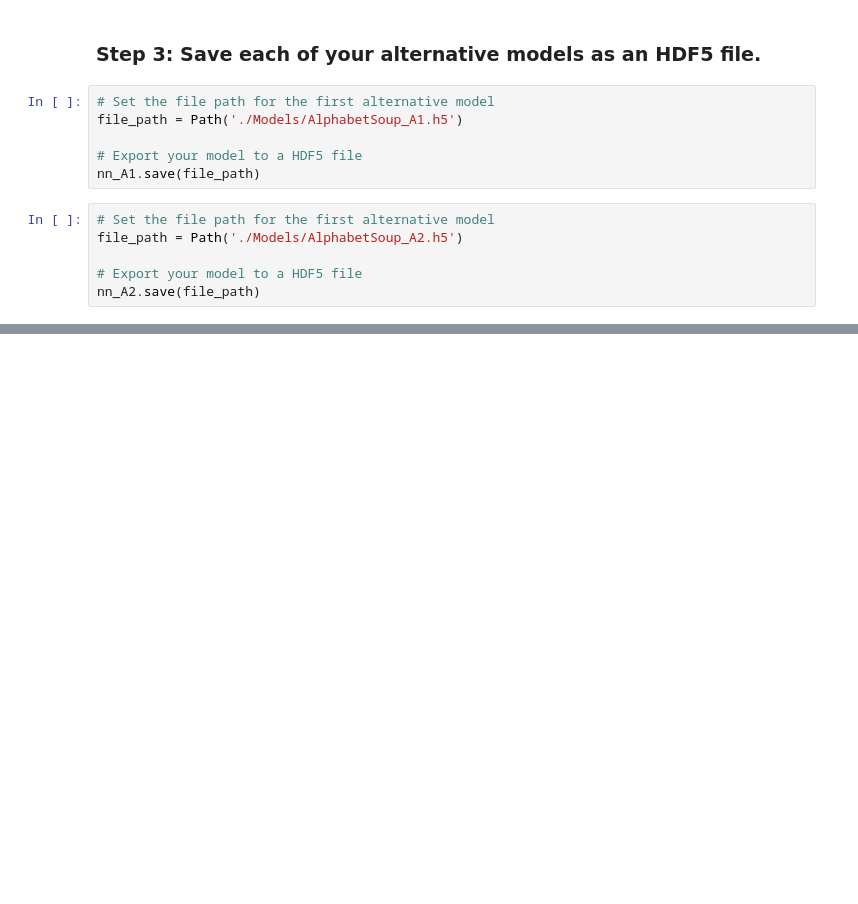
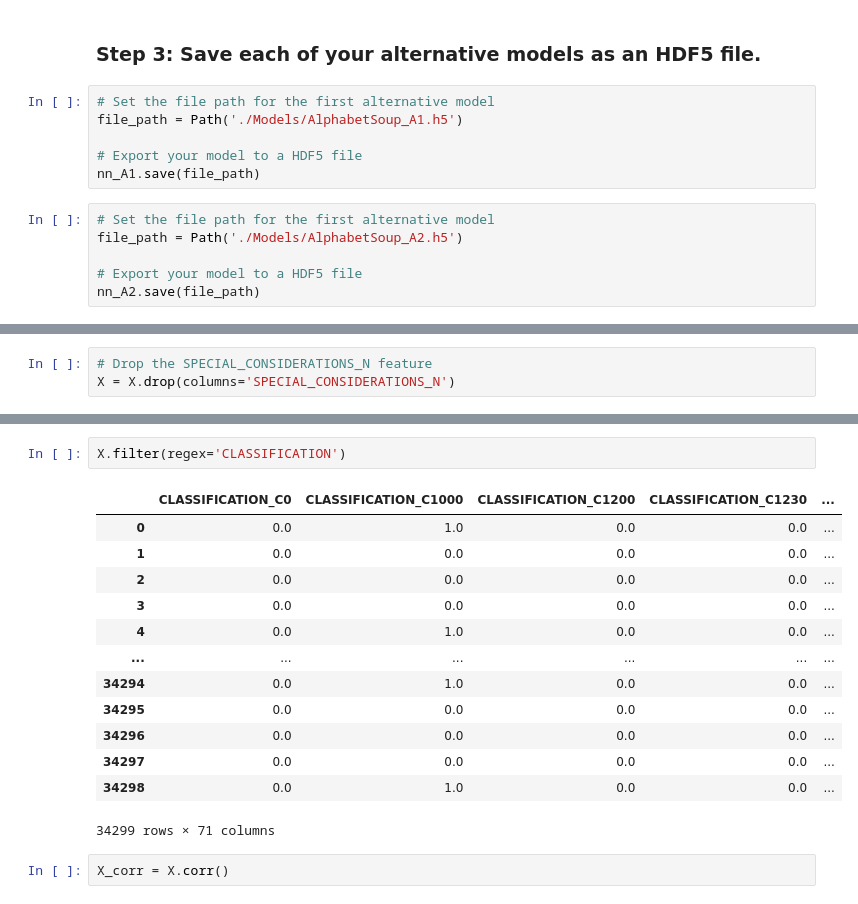
Before and after one commit to rafi-n/module13_venture_funding_deep_learning, a Jupyter notebook: venture_funding_with_deep_learning.ipynb, the cells around one changed output, grey strips where cells are left out. Drawn from its saved outputs; the diff is of its cells as text; blank space fills up the shorter version.

```diff
--- a/venture_funding_with_deep_learning.ipynb
+++ b/venture_funding_with_deep_learning.ipynb
@@ -662,0 +694,3 @@ nn_A2.save(file_path)
+# %%
+# Drop the SPECIAL_CONSIDERATIONS_N feature
+X = X.drop(columns='SPECIAL_CONSIDERATIONS_N')
@@ -662,0 +710,18 @@ nn_A2.save(file_path)
+# %%
+X.filter(regex='CLASSIFICATION')
+# %% [output]
+|  | CLASSIFICATION_C0 | CLASSIFICATION_C1000 | CLASSIFICATION_C1200 | CLASSIFICATION_C1230 | ... |
+| 0 | 0.0 | 1.0 | 0.0 | 0.0 | ... |
+| 1 | 0.0 | 0.0 | 0.0 | 0.0 | ... |
+| 2 | 0.0 | 0.0 | 0.0 | 0.0 | ... |
+| 3 | 0.0 | 0.0 | 0.0 | 0.0 | ... |
+| 4 | 0.0 | 1.0 | 0.0 | 0.0 | ... |
+| ... | ... | ... | ... | ... | ... |
+| 34294 | 0.0 | 1.0 | 0.0 | 0.0 | ... |
+| 34295 | 0.0 | 0.0 | 0.0 | 0.0 | ... |
+| 34296 | 0.0 | 0.0 | 0.0 | 0.0 | ... |
+| 34297 | 0.0 | 0.0 | 0.0 | 0.0 | ... |
+| 34298 | 0.0 | 1.0 | 0.0 | 0.0 | ... |
+34299 rows × 71 columns
+# %%
+X_corr = X.corr()
```
Also changed, not shown: parts of 59 cells of this notebook, 5 other files.
